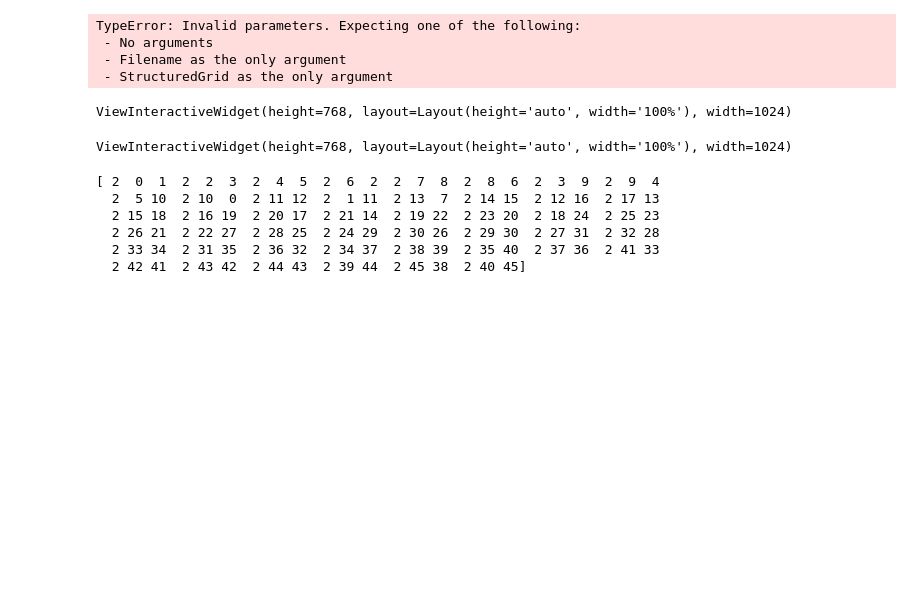
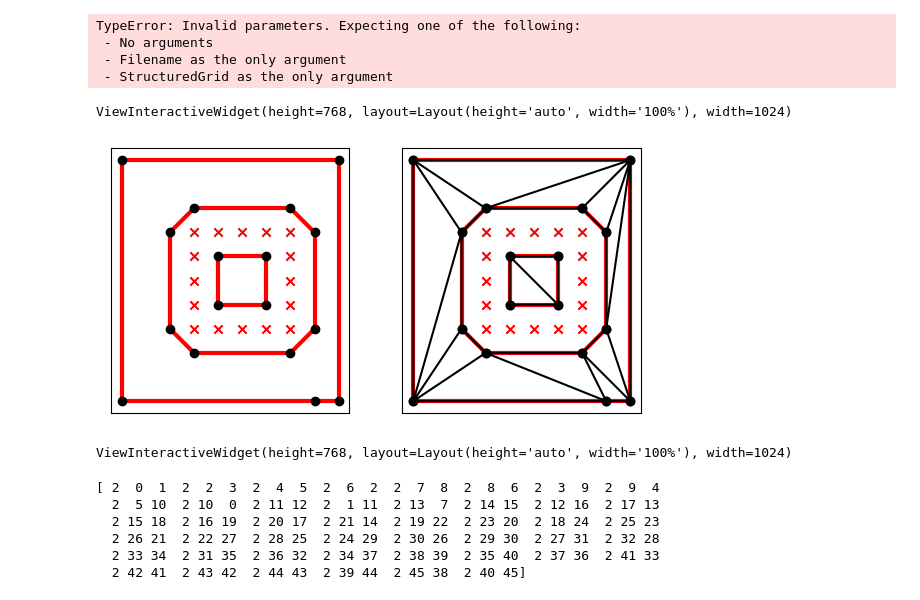
Before and after one commit to freds72/love-quake, a Jupyter notebook: tools/navmesh.ipynb, the cells around one changed output. Cells and saved outputs as stored; diff of their text form; code cells hidden in the pictures; blank space fills up the shorter version.

Commit message:
working triangulation! (with simplified holes set)

```diff
--- a/tools/navmesh.ipynb
+++ b/tools/navmesh.ipynb
@@ -74,7 +74,8 @@ def read_bsp(name):
       return pv.PolyData(np.array([[v.x,v.y,v.z] for v in bsp_file.vertexes]), np.hstack(tris)), model, hulls
 # %%
 # get BSP data
-pdata, model, hulls = read_bsp("aerowalk")
+pdata, model, hulls = read_bsp("dm2")
+# pdata, model, hulls = read_bsp("lifts")
 
 # bounding box
 bmin = model.bounding_box_min
@@ -481,8 +545,10 @@ import numpy as np
 import random
 import math
 from dotdict import dotdict
+import triangle as tr
 
 pv.set_jupyter_backend('ipyvtklink')
+
 
 # Define a simple linear surface
 plotter = pv.Plotter()
@@ -490,11 +556,14 @@ z = []
 edges = []
 points = {}
 width = 10
+holes = []
 for y in range(11):
    for x in range(width):
-      if abs(x-width/2)>2 or abs(y-width/2)>2:
-         e0 = (float(8*x),float(8*y),2)
-         z.append(e0)
+      p = (float(8*x),float(8*y),2)
+      if (abs(x-width/2)>2 or abs(y-width/2)>2) or (abs(x-width/2)<1.5 and abs(y-width/2)<1.5):
+         z.append(p)
+      else:
+         holes.append(p)
 
 grid = pv.wrap(np.array(z))
 
@@ -525,6 +594,7 @@ for id, loop in vertex_loops.items():
 
 decimated_loops = []
 decimated_points = []
+decimated_ids = {}
 n_decimated_loops = 0
 while len(vertex_loops)>0:
    start_key = list(vertex_loops.keys())[0]
@@ -542,41 +612,56 @@ while len(vertex_loops)>0:
          break
       vertex_loops.pop(start_point)
       it = it.next
 
    # simplify loop
    if len(all_points)>2:
       i0 = all_points[0]
       boundaries = [i0]
       n = len(all_points)
       for i in range(1,n):
          i1 = all_points[i%n]
          i2 = all_points[(i+1)%n]
          p0 = points[i0]
          p1 = points[i1]
          p2 = points[i2]
          dist = np.linalg.norm(np.cross(p1-p0,p2-p0))/np.linalg.norm(p1-p0)
          if dist>0:
             boundaries.append(i1)
             i0 = i1
-
-      decimated_points.extend([points[i] for i in boundaries])
-      boundaries.append(boundaries[0])
-      decimated_loops.append(len(boundaries))
-      decimated_loops.extend(boundaries)
+      # remap indices
+      # decimated_points.extend(boundaries)
+      for i in boundaries:
+         if i not in decimated_ids:
+            decimated_ids[i] = len(decimated_points)
+            decimated_points.append(points[i])
+      # loop
+      # boundaries.append(boundaries[0])
+      k = len(decimated_loops)
+      n = len(boundaries)
+      for i in range(n):
+         decimated_loops.append((decimated_ids[boundaries[i]], decimated_ids[boundaries[(i+1)%n]]))
       n_decimated_loops += 1
 
+A = dict(vertices=[(p[0],p[1]) for p in decimated_points], segments=decimated_loops,holes=[(p[0],p[1]) for p in holes])
+B = tr.triangulate(A,'p')
+
+import matplotlib.pyplot as plt
+tr.compare(plt, A, B)
+plt.show()
+
 # loop
-mesh = pv.PolyData(points,lines=decimated_loops,n_lines=n_decimated_loops)
-plotter.add_mesh(mesh, color='blue', style='wireframe')
+# mesh = pv.PolyData(points,lines=decimated_loops,n_lines=n_decimated_loops)
+# plotter.add_mesh(mesh, color='blue', style='wireframe')
 
-#plotter.add_mesh(surf, color='#ffff00', style='wireframe')
+plotter.add_mesh(surf, color='#ffff00', opacity=0.25)
 #plotter.add_mesh(grid, style='points', point_size=5.0, render_points_as_spheres=True, lighting=False)
 # plotter.add_point_labels(edges, labels, font_size=12, text_color='black', always_visible=True)
 #plotter.add_mesh(edges, color='#ff0000', )
 
 plotter.show_axes_all()
 plotter.show()
 # %% [output]
+[figure, added]
 ViewInteractiveWidget(height=768, layout=Layout(height='auto', width='100%'), width=1024)
 # %%
 import pyvista as pv
```
Also changed, not shown: parts of 2 cells of this notebook.
